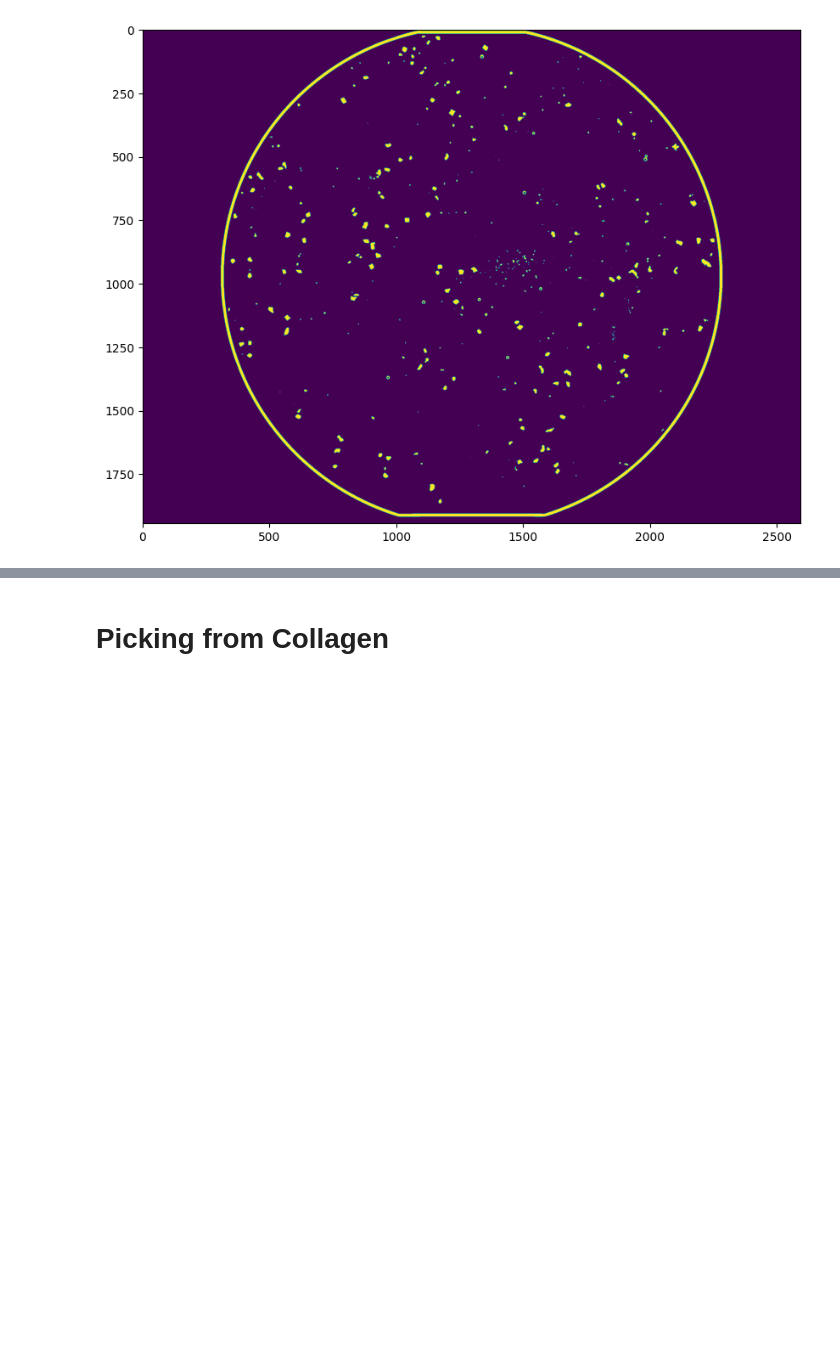
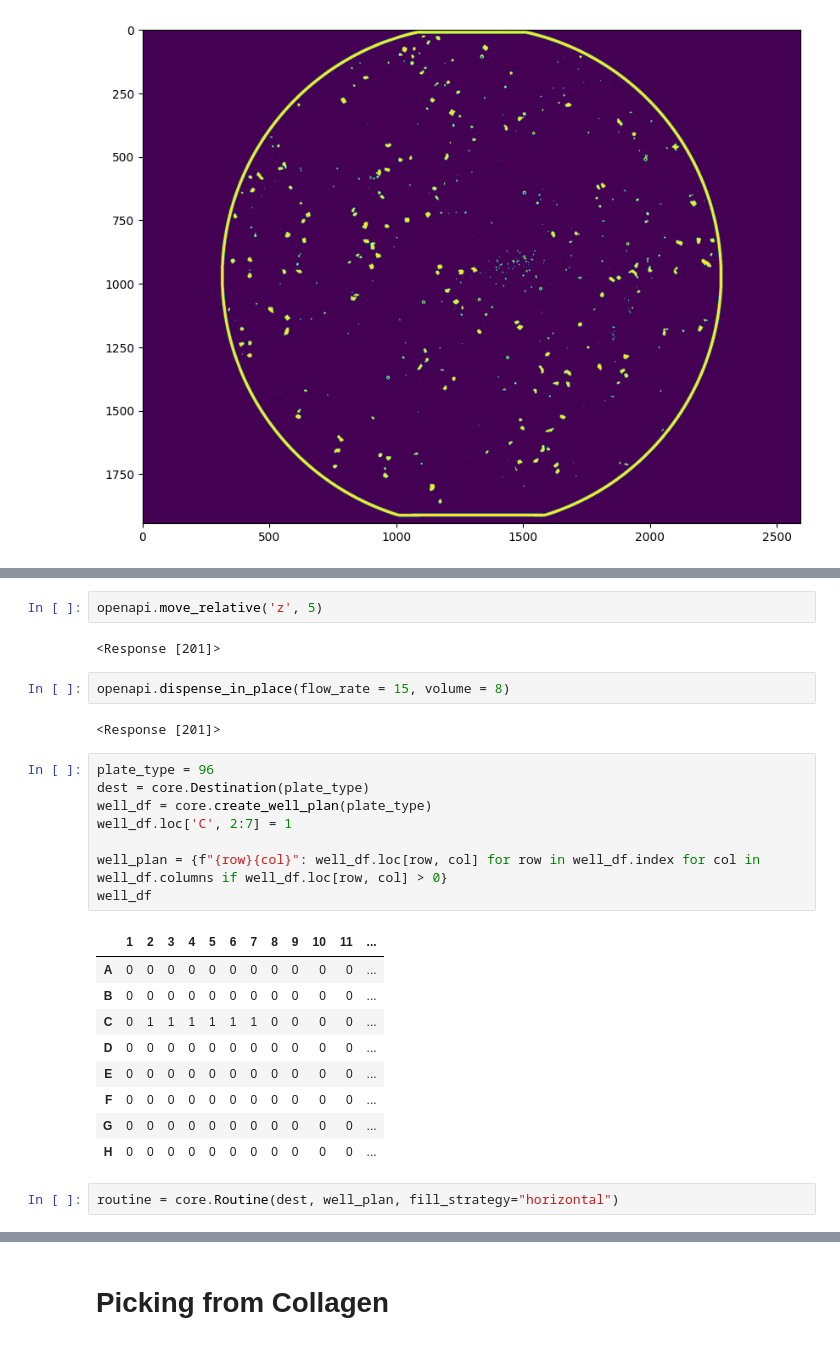
Before and after one commit to steiva/ot2-microtissue-manipulator, a Jupyter notebook: notebooks/calibration_test.ipynb, the cells around one changed output, grey strips where cells are left out. Cells and saved outputs as stored; diff of their text form; blank space fills up the shorter version.

```diff
--- a/notebooks/calibration_test.ipynb
+++ b/notebooks/calibration_test.ipynb
@@ -3612,0 +4081,28 @@ plt.imshow(fsm.bubble_thresh)
+# %%
+openapi.move_relative('z', 5)
+# %% [output]
+<Response [201]>
+# %%
+openapi.dispense_in_place(flow_rate = 15, volume = 8)
+# %% [output]
+<Response [201]>
+# %%
+plate_type = 96
+dest = core.Destination(plate_type)
+well_df = core.create_well_plan(plate_type)
+well_df.loc['C', 2:7] = 1
+
+well_plan = {f"{row}{col}": well_df.loc[row, col] for row in well_df.index for col in well_df.columns if well_df.loc[row, col] > 0}
+well_df
+# %% [output]
+|  | 1 | 2 | 3 | 4 | 5 | 6 | 7 | 8 | 9 | 10 | 11 | ... |
+| A | 0 | 0 | 0 | 0 | 0 | 0 | 0 | 0 | 0 | 0 | 0 | ... |
+| B | 0 | 0 | 0 | 0 | 0 | 0 | 0 | 0 | 0 | 0 | 0 | ... |
+| C | 0 | 1 | 1 | 1 | 1 | 1 | 1 | 0 | 0 | 0 | 0 | ... |
+| D | 0 | 0 | 0 | 0 | 0 | 0 | 0 | 0 | 0 | 0 | 0 | ... |
+| E | 0 | 0 | 0 | 0 | 0 | 0 | 0 | 0 | 0 | 0 | 0 | ... |
+| F | 0 | 0 | 0 | 0 | 0 | 0 | 0 | 0 | 0 | 0 | 0 | ... |
+| G | 0 | 0 | 0 | 0 | 0 | 0 | 0 | 0 | 0 | 0 | 0 | ... |
+| H | 0 | 0 | 0 | 0 | 0 | 0 | 0 | 0 | 0 | 0 | 0 | ... |
+# %%
+routine = core.Routine(dest, well_plan, fill_strategy="horizontal")
```
Also changed, not shown: parts of 64 cells of this notebook, 5 other files.
